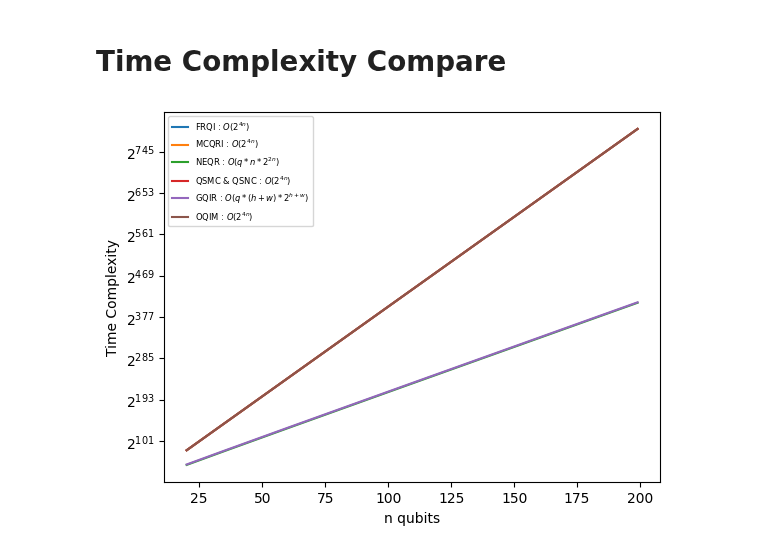
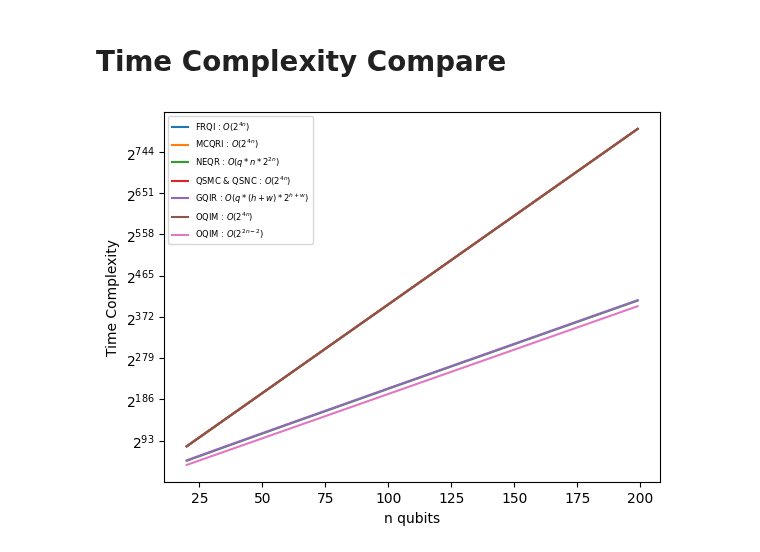
Before and after one commit to ksm999/Stereo, a Jupyter notebook: Time Compare.ipynb, the cells around one changed output. Cells and saved outputs as stored; diff of their text form; code cells hidden in the pictures.

```diff
--- a/Time Compare.ipynb
+++ b/Time Compare.ipynb
@@ -2949,33 +2949,33 @@ y_gqir  = []
 for i in range(len(n)):
     sum = 0
     sum += h[i]
     sum += w[i]
     time = 8 *sum*2**(sum)
     y_gqir.append(time)
 
 # Big-O represent of oqim
 
 y_oqim = 2**(4*n)
 
 
-
+y_ours = 2**(2*n-2)
 
 
 plt.plot(n, y_frqi, label = 'FRQI : $O(2^{4n})$')
 plt.plot(n, y_mcqri, label = 'MCQRI : $O(2^{4n})$')
 plt.plot(n, y_neqr, label = 'NEQR : $O(q*n*2^{2n})$')
 plt.plot(n, y_qsmc, label = 'QSMC & QSNC : $O(2^{4n})$')
 plt.plot(n, y_gqir, label = 'GQIR : $O(q*(h+w)*2^{h+w})$')
 plt.plot(n, y_oqim, label = 'OQIM : $O(2^{4n})$')
-
+plt.plot(n, y_ours, label = 'OQIM : $O(2^{2n-2})$')
 
 
 
 plt.xlabel('n qubits')
 plt.ylabel('Time Complexity')
 plt.yscale('log', base=2)
 plt.legend(fontsize="6")
 
 plt.show()
 # %% [output]
-[figure, old version]
+[figure, new version]
```
Also changed, not shown: 34 other files.
